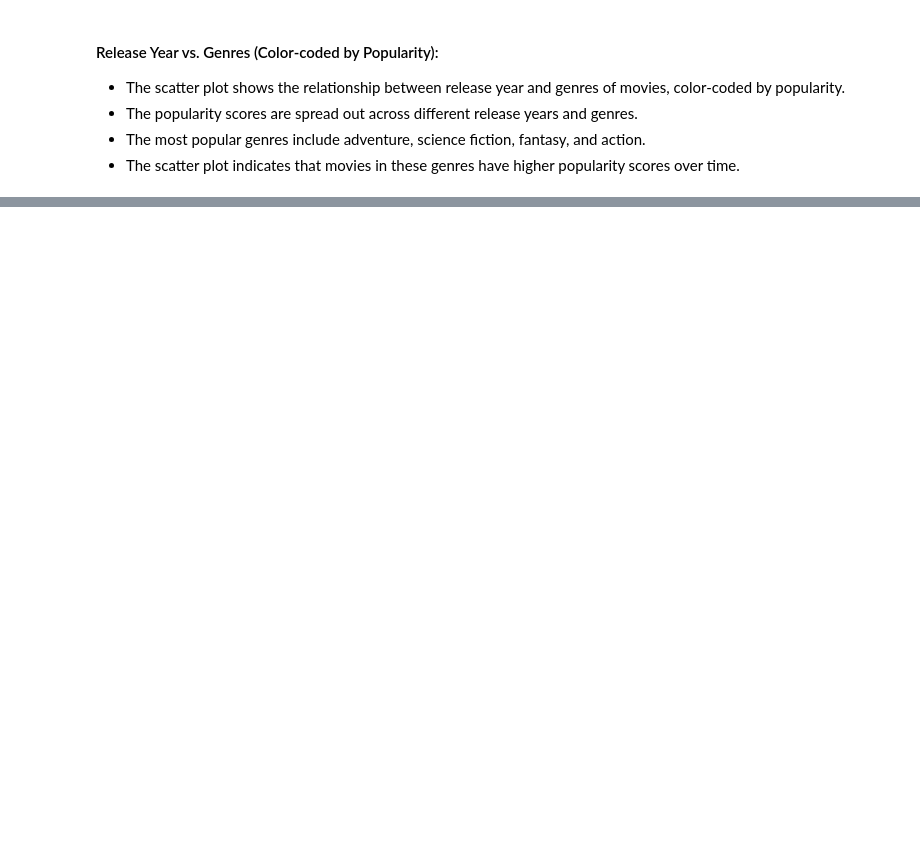
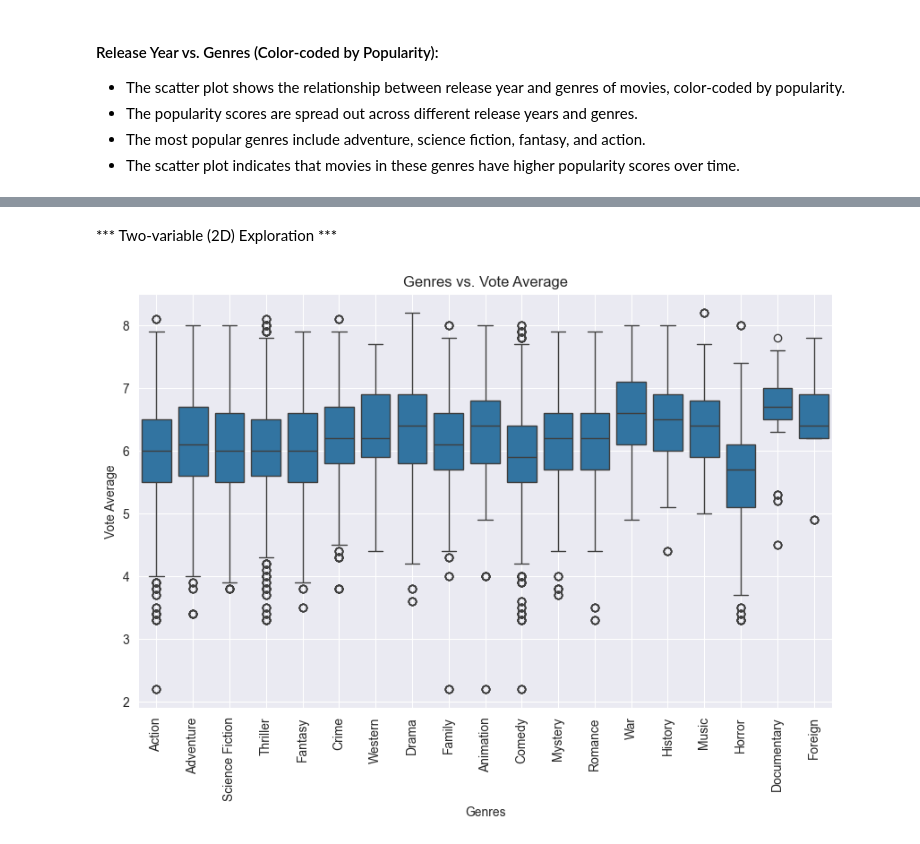
Before and after one commit to PrzemekJedruch/Project_Invest_Movies_Data, a Jupyter notebook: Investigate_a_Dataset.ipynb, the cells around one changed output, grey strips where cells are left out. Cells and saved outputs as stored; diff of their text form; code cells hidden in the pictures; blank space fills up the shorter version.

```diff
--- a/Investigate_a_Dataset.ipynb
+++ b/Investigate_a_Dataset.ipynb
@@ -809,0 +865,14 @@ plt.show()
+# %% [markdown]
+*** Two-variable (2D) Exploration ***
+# %%
+# Scatter plot of genres vs. vote average
+plt.figure(figsize=(10, 6))
+sns.boxplot(x='genres', y='vote_average', data=df_ratings)
+plt.title('Genres vs. Vote Average')
+plt.xlabel('Genres')
+plt.ylabel('Vote Average')
+plt.grid(True)
+plt.xticks(rotation=90)
+plt.show()
+# %% [output]
+[figure, added]
```
Also changed, not shown: parts of 43 cells of this notebook, 1 other file.
